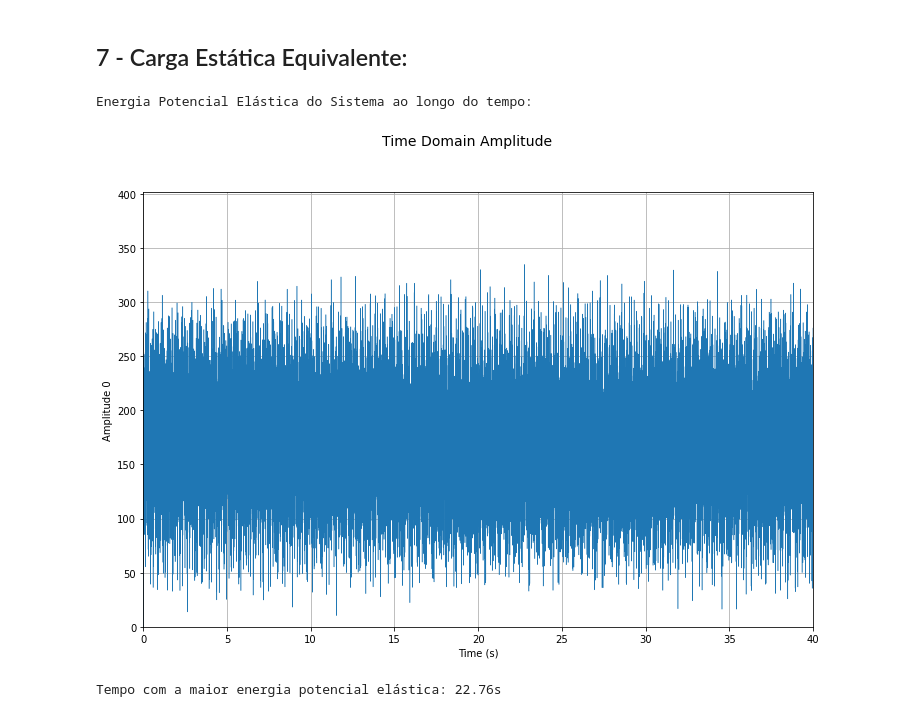
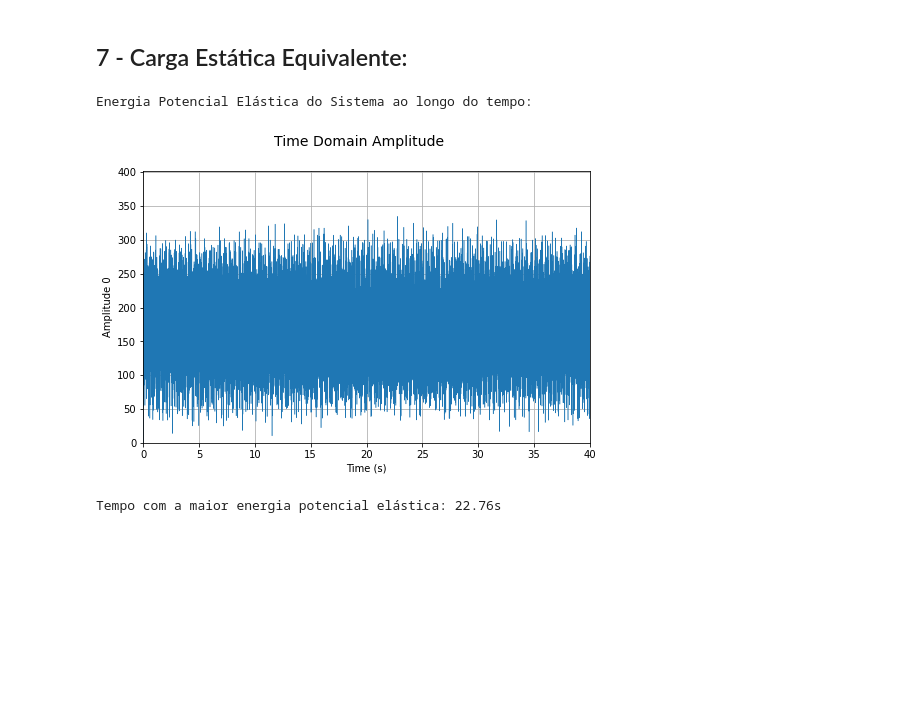
Before and after one commit to GarciaGabe/vibracoes, a Jupyter notebook: TRABALHOS/Trabalho 3/T3_0027550.ipynb, the cells around one changed output. Saved outputs shown, nothing was run; the diff lists cells and outputs as text; code cells hidden in the pictures; blank space fills up the shorter version.

```diff
--- a/TRABALHOS/Trabalho 3/T3_0027550.ipynb
+++ b/TRABALHOS/Trabalho 3/T3_0027550.ipynb
@@ -402,11 +402,11 @@ Plotagem no domínio da frequência:
 ## 7 - Carga Estática Equivalente:
 # %%
 V = MRPy(uk*uk/2, fs=uk.fs).superpose(Kk)
-V.plot_time()
+V.plot_time(figsize=(8,5))
 print("Energia Potencial Elástica do Sistema ao longo do tempo:")
 # %% [output]
 Energia Potencial Elástica do Sistema ao longo do tempo:
-[figure, old version]
+[figure, new version]
 # %%
 imax = np.argmax(V[0])
 tmax = imax/uk.fs
```
